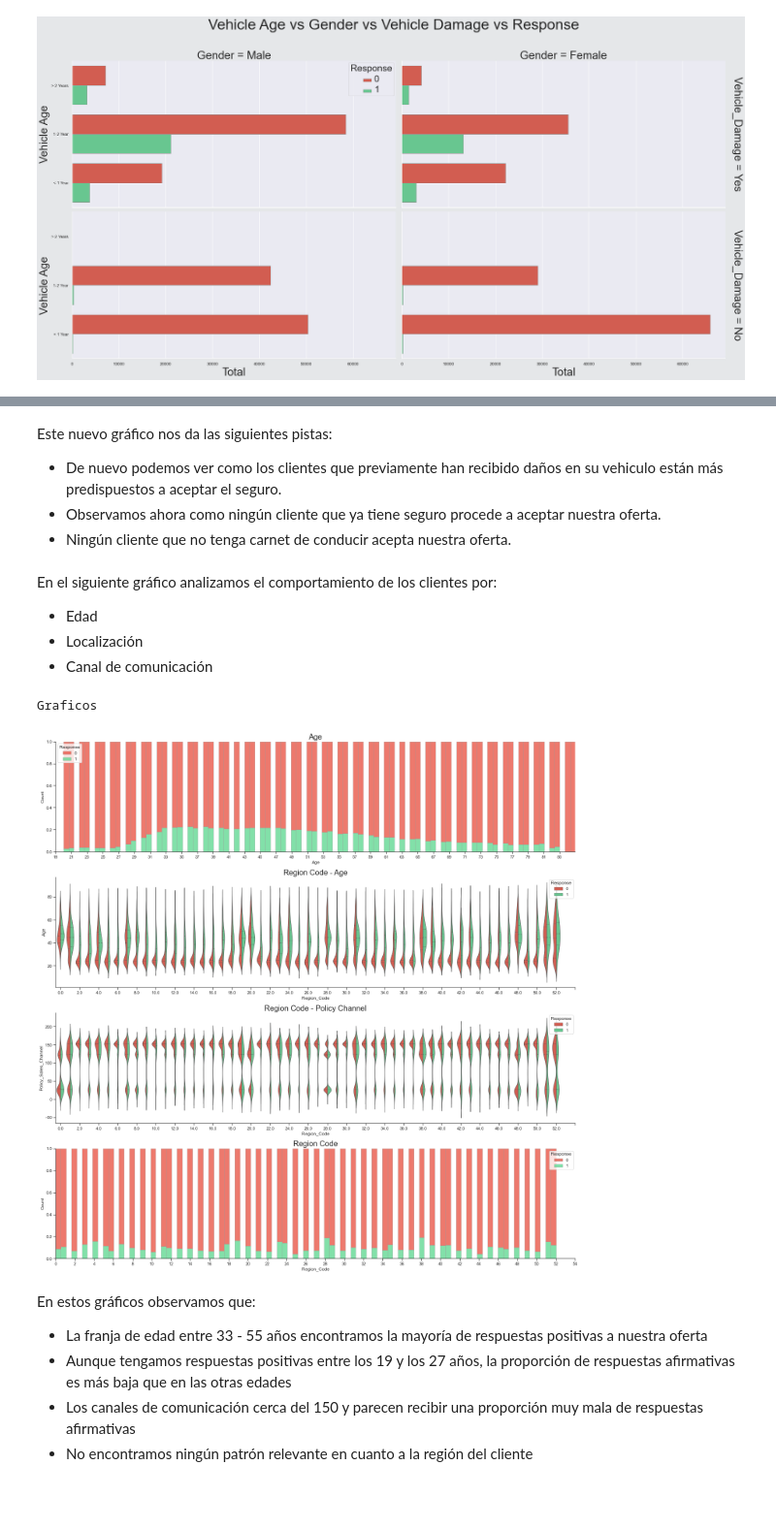
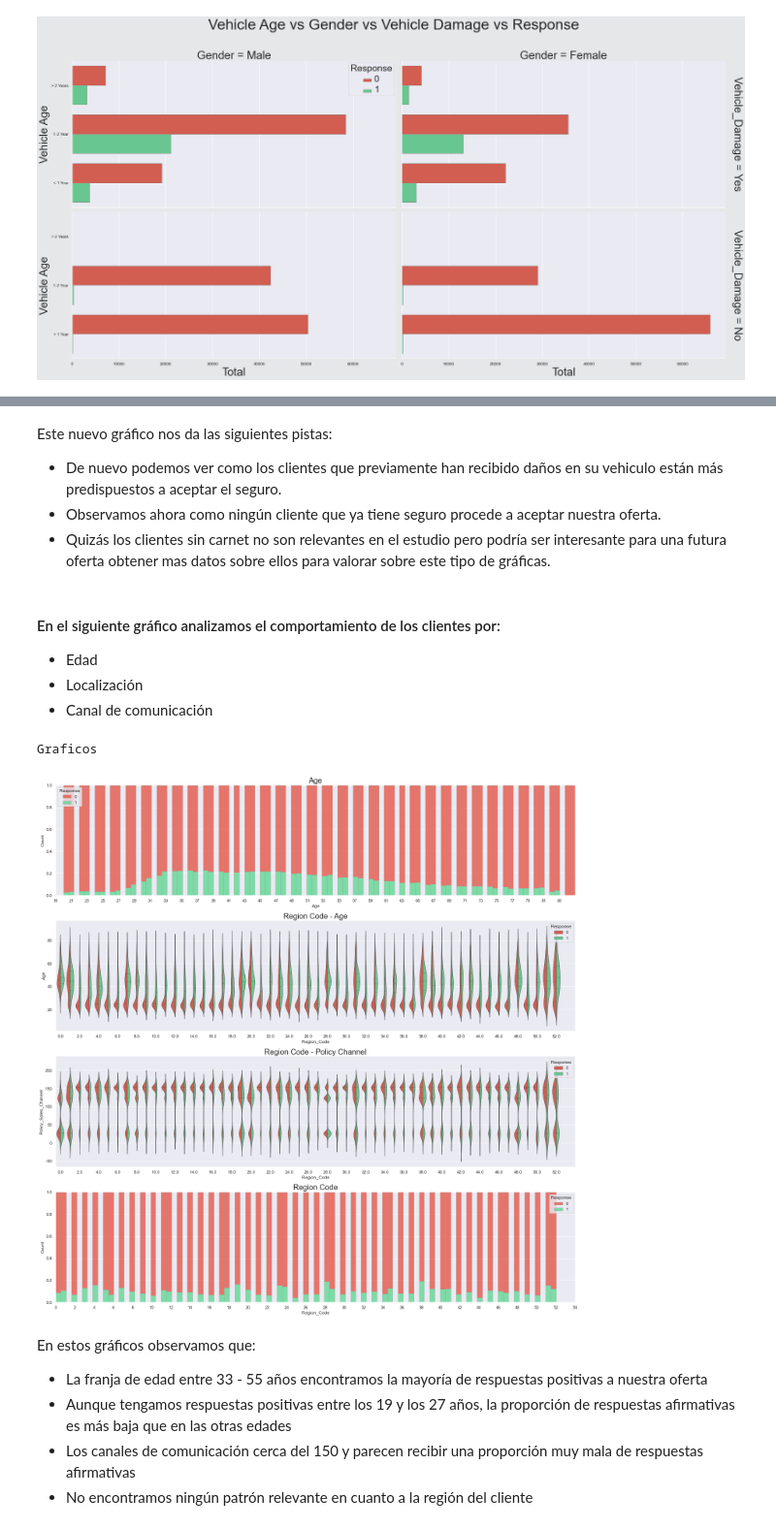
Before and after one commit to GZabalaG/AIMaster, a Jupyter notebook: Datasets_Analysis/car_insurance.ipynb, the cells around one changed output, grey strips where cells are left out. Shown at 97% size. Saved outputs shown, nothing was run; the diff lists cells and outputs as text; code cells hidden in the pictures; blank space fills up the shorter version.

```diff
--- a/Datasets_Analysis/car_insurance.ipynb
+++ b/Datasets_Analysis/car_insurance.ipynb
@@ -126,16 +152,14 @@ Este nuevo gráfico nos da las siguientes pistas:
 
  - De nuevo podemos ver como los clientes que previamente han recibido daños en su vehiculo están más predispuestos a aceptar el seguro.
  - Observamos ahora como ningún cliente que ya tiene seguro procede a aceptar nuestra oferta.
- - Ningún cliente que no tenga carnet de conducir acepta nuestra oferta.
+ - Quizás los clientes sin carnet no son relevantes en el estudio pero podría ser interesante para una futura oferta obtener mas datos sobre ellos para valorar sobre este tipo de gráficas.
 # %% [markdown]
-En el siguiente gráfico analizamos el comportamiento de los clientes por:
+#### En el siguiente gráfico analizamos el comportamiento de los clientes por:
 
 - Edad
 - Localización
 - Canal de comunicación
 # %%
-sns.set_theme(style = 'ticks')
-
 fig, ax = plt.subplots(4, 1, figsize = (20, 20))
 
 sns.despine(fig)
@@ -168,34 +192,34 @@ g_3 = sns.violinplot(
     x = 'Region_Code', y = 'Policy_Sales_Channel', hue = 'Response',
     split = True, inner = 'quartile', linewidth = 1,
     palette = sns.color_palette(['#E74C3C', '#58D68D']),
     edgecolor = '.6',
     ax = ax[2]
 )
 ax[2].set_xticks(np.arange(0, 55, 2))
 
 g_1 = sns.histplot(
     data = train,
     x = 'Region_Code', hue = 'Response',
     multiple = 'fill',
     palette = sns.color_palette(['#E74C3C', '#58D68D']),
     edgecolor = '.6',
     linewidth = .5,
     ax = ax[3]
 )
 ax[3].set_xticks(np.arange(0, 55, 2))
 
 
 ax[0].set_title('Age', fontsize=20)
 ax[1].set_title('Region Code - Age', fontsize=20)
 ax[2].set_title('Region Code - Policy Channel', fontsize=20)
 ax[3].set_title('Region Code', fontsize=20)
 
 fig.tight_layout()
 
 print('Graficos')
 # %% [output]
 Graficos
-[figure, old version]
+[figure, new version]
 # %% [markdown]
 En estos gráficos observamos que:
 
```
Also changed, not shown: parts of 54 cells of this notebook.
